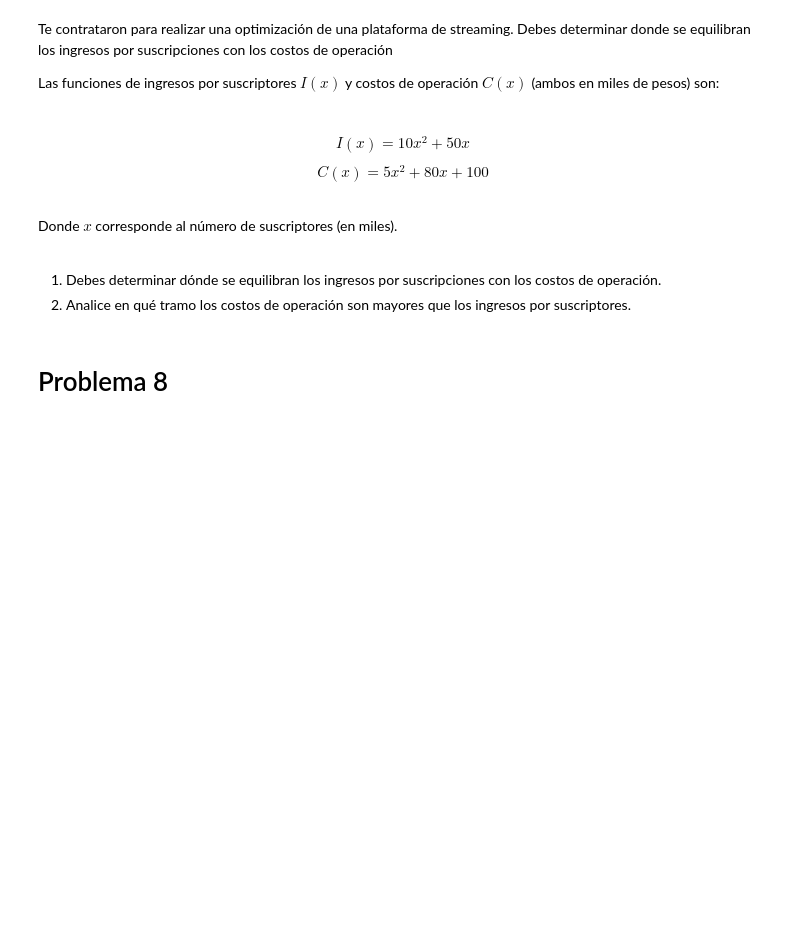
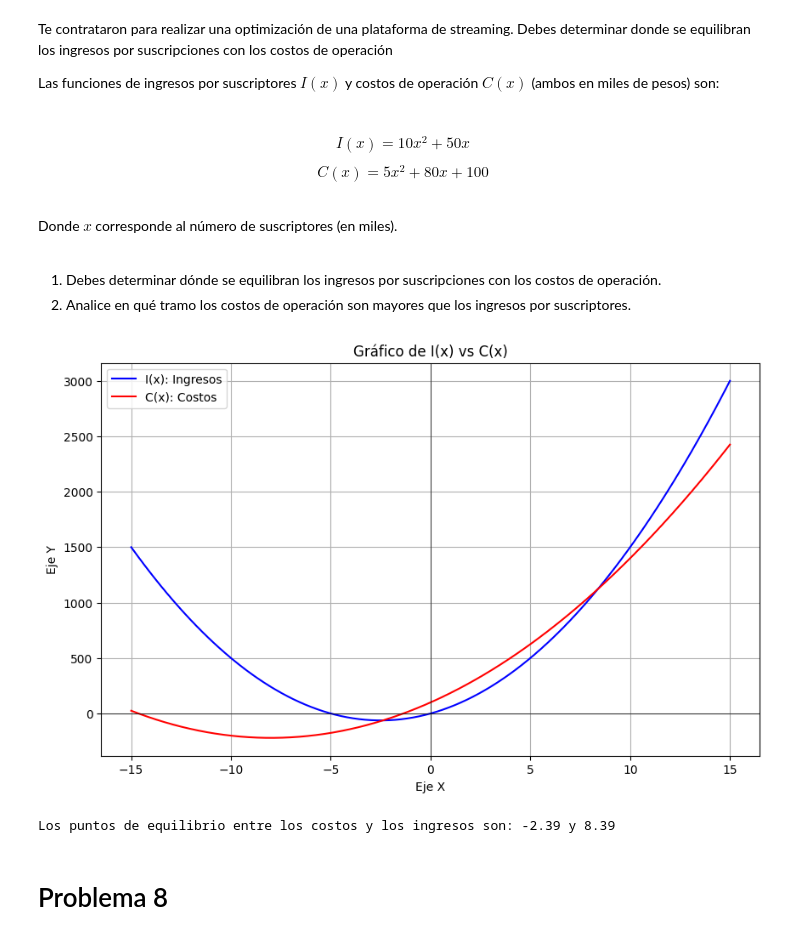
Before and after one commit to Leonardo9029/matematica-aplicada, a Jupyter notebook: G3_Aplicaciones_de_funciones copy.ipynb, the cells around one changed output. Saved outputs shown, nothing was run; the diff lists cells and outputs as text; code cells hidden in the pictures; blank space fills up the shorter version.

```diff
--- a/G3_Aplicaciones_de_funciones copy.ipynb
+++ b/G3_Aplicaciones_de_funciones copy.ipynb
@@ -540,6 +597,56 @@ Donde $x$ corresponde al número de suscriptores (en miles).
 
 1. Debes determinar dónde se equilibran los ingresos por suscripciones con los costos de operación.
 2. Analice en qué tramo los costos de operación son mayores que los ingresos por suscriptores.
+# %%
+#0 --- Importamos las librerias y definimos las funciones
+import numpy as np
+import math
+import matplotlib.pyplot as plt
+from scipy.optimize import fsolve
+
+
+
+def I(x):
+    return 10*x**2 + 50 * x
+def C(x):
+    return 5*x**2 + 80*x + 100
+
+# --- Parte 1: Graficar ambas funciones ---
+
+
+
+var_x=np.linspace(-15, 15, 500)
+var_y_I=I(var_x)
+var_y_C=C(var_x)
+
+plt.figure(figsize=(10, 6))
+plt.plot (var_x, var_y_I, label='I(x): Ingresos', color='blue')
+plt.plot (var_x, var_y_C, label='C(x): Costos', color='red')
+plt.xlabel("Eje X")
+plt.ylabel("Eje Y")
+plt.title("Gráfico de I(x) vs C(x)")
+plt.grid(True)
+plt.legend()
+plt.axhline(0, color='black', linewidth=0.5) # Dibuja el eje X
+plt.axvline(0, color='black', linewidth=0.5) # Dibuja el eje Y
+plt.show()
+
+
+# --- Pregunta 1 y 2: Equilibrios entre las funciones ---
+
+def diferencia(x):
+    return I(x) - C(x)
+
+
+sol = fsolve(diferencia,[-2.5, 8])
+
+x1, x2 = sorted(sol)
+
+print(f"""Los puntos de equilibrio entre los costos y los ingresos son: {x1 :.2F} y {x2 :.2F}, admeas este es el
+      intervalo donde los ingresos superan a los costos.""")
+# %% [output]
+[figure, added]
+Los puntos de equilibrio entre los costos y los ingresos son: -2.39 y 8.39
 # %% [markdown]
 # Problema 8
 # %% [markdown]
```
Also changed, not shown: parts of 8 cells of this notebook, 3 other files.
